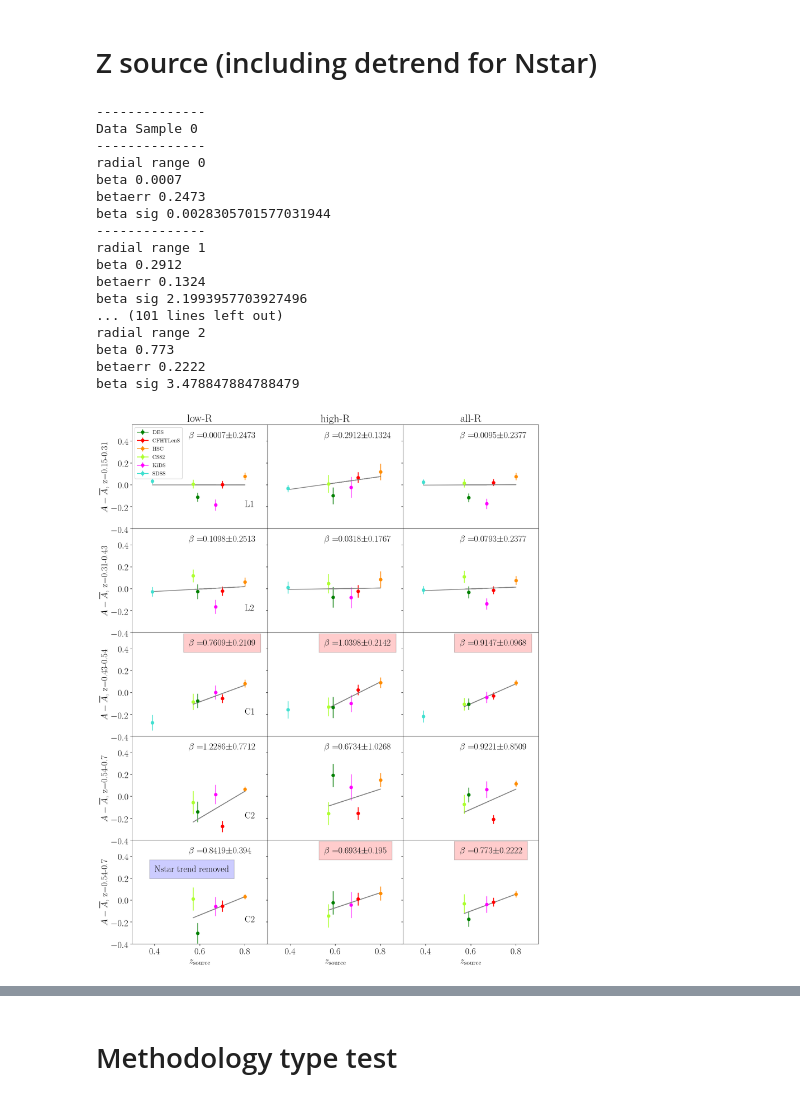
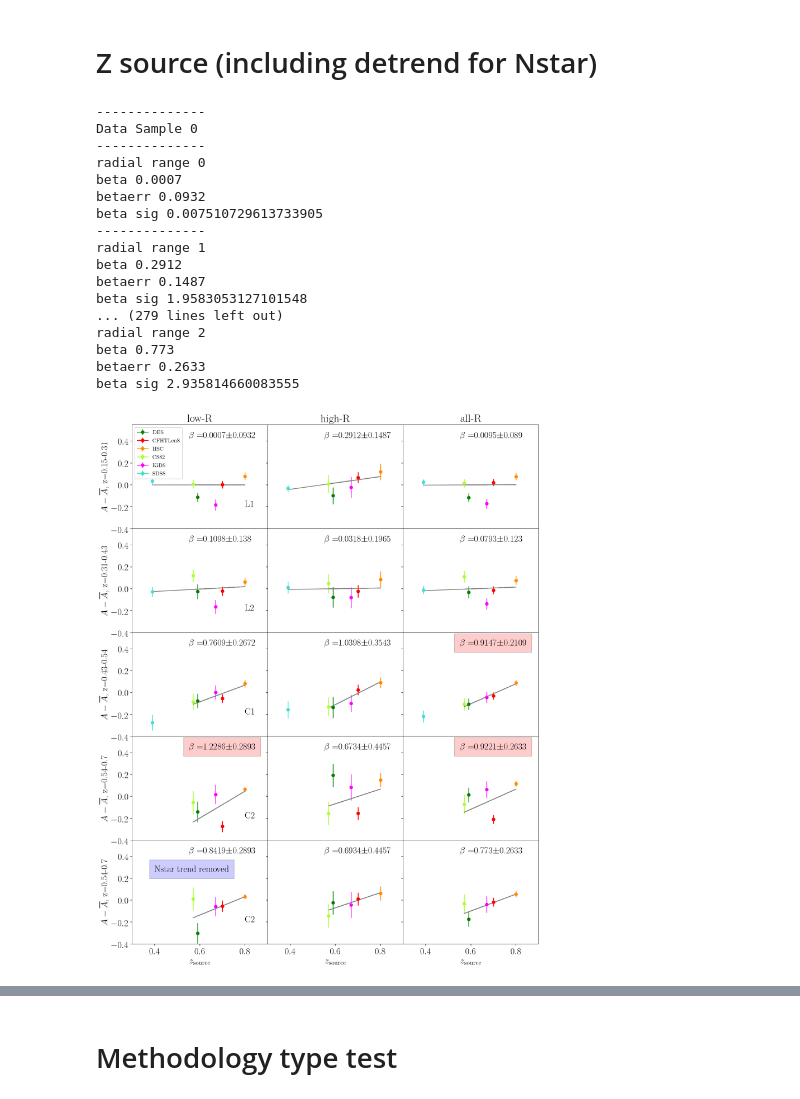
Before and after one commit to alexieleauthaud/lensingwithoutborders, a Jupyter notebook: MainLWBplots.ipynb, the cells around one changed output, grey strips where cells are left out. Cells and saved outputs as stored; diff of their text form; code cells hidden in the pictures.

```diff
--- a/MainLWBplots.ipynb
+++ b/MainLWBplots.ipynb
@@ -288,7 +299,8 @@ for r in range(0,4):       # One row is one data sample
             thisseterr=[allamp_errs[c,0],allamp_errs[c,2],allamp_errs[c,3],allamp_errs[c,4]]
             x=[Cstar[0],Cstar[2],Cstar[3],Cstar[4]]
 
-            popt, pcov = optimize.curve_fit(linfunc,x , thisset-meanamp, sigma=thisseterr)
+            # Important to use absolute_sigma=True here, default is False
+            popt, pcov = optimize.curve_fit(linfunc,x , thisset-meanamp, sigma=thisseterr,absolute_sigma=True)
             perr = np.sqrt(np.diag(pcov))
 
             p = np.poly1d(popt)
@@ -305,7 +317,7 @@ for r in range(0,4):       # One row is one data sample
             thisseterr=[allamp_errs[c,1],allamp_errs[c,2],allamp_errs[c,3],allamp_errs[c,4]]
             x=[Cstar[1],Cstar[2],Cstar[3],Cstar[4]]
 
-            popt, pcov = optimize.curve_fit(linfunc,x , thisset-meanamp, sigma=thisseterr)
+            popt, pcov = optimize.curve_fit(linfunc,x , thisset-meanamp, sigma=thisseterr,absolute_sigma=True)
             perr = np.sqrt(np.diag(pcov))
 
             p = np.poly1d(popt)
@@ -322,12 +334,12 @@ for r in range(0,4):       # One row is one data sample
         # Now do the fitting and find beta
         # No SDSS for CMASS
         if(r > 1):
-            popt, pcov = optimize.curve_fit(linfunc, Cstar[:5] , data-meanamp, sigma=errs)
+            popt, pcov = optimize.curve_fit(linfunc, Cstar[:5] , data-meanamp, sigma=errs,absolute_sigma=True)
             perr = np.sqrt(np.diag(pcov))
             p = np.poly1d(popt)
             ax.plot(Cstar[:5],p(Cstar[:5]),'gray')
         else:
-            popt, pcov = optimize.curve_fit(linfunc, Cstar , data-meanamp, sigma=errs)
+            popt, pcov = optimize.curve_fit(linfunc, Cstar , data-meanamp, sigma=errs,absolute_sigma=True)
             perr = np.sqrt(np.diag(pcov))
             p = np.poly1d(popt)
             ax.plot(Cstar,p(Cstar),'gray')
@@ -491,7 +504,7 @@ for r in range(3,4):       # One row is one data sample
             # Although not critical
             # !!!!!!!!!!!!!!
 
-            popt, pcov = optimize.curve_fit(linfunc, x , y-meanamp, sigma=yerr)
+            popt, pcov = optimize.curve_fit(linfunc, x , y-meanamp, sigma=yerr,absolute_sigma=True)
             perr = np.sqrt(np.diag(pcov))
             p = np.poly1d(popt)
             ax.plot(x,p(x),'black')
@@ -663,12 +687,12 @@ for r in range(0,4):       # One row is one data sample
         # Now do the fitting and find beta
         # No SDSS for CMASS
         if(r > 1):
-            popt, pcov = optimize.curve_fit(linfunc, Csee[:5] , data-meanamp, sigma=errs)
+            popt, pcov = optimize.curve_fit(linfunc, Csee[:5] , data-meanamp, sigma=errs,absolute_sigma=True)
             perr = np.sqrt(np.diag(pcov))
             p = np.poly1d(popt)
             ax.plot(Csee[:5],p(Csee[:5]),'gray')
         else:
-            popt, pcov = optimize.curve_fit(linfunc, Csee , data-meanamp, sigma=errs)
+            popt, pcov = optimize.curve_fit(linfunc, Csee , data-meanamp, sigma=errs,absolute_sigma=True)
             perr = np.sqrt(np.diag(pcov))
             p = np.poly1d(popt)
             ax.plot(Csee,p(Csee),'gray')
@@ -798,16 +823,19 @@ for r in range(0,4):       # One row is one data sample
             sdssamperr = np.loadtxt("SDSS_CMASS_0.43_0.54_amplitudes_errs.txt")
             ax.errorbar(zsource[5],sdssamp[c]-meanamp,yerr=sdssamperr[c],color="turquoise",label="SDSS",marker='o')
 
-        # Test removing the edges for the C1 bin
-        if(r==2):
-            print("   ---- C1 Samples -----")
-            print("   ---- Removing low edge - CS82 - C1 bin -----")
+        # Test removing the edges for the C1 and C2 bin
+        if(r>=2):
+            if(r==2):
+                print("   ---- C1 Samples -----")
+            if(r==3):
+                print("   ---- C2 Samples -----")
+            print("   ---- Removing low edge - CS82 -----")
             # DES, CFHT, HSC,CS82,KiDS,SDSS
             thisset=[allamp[c,0],allamp[c,1],allamp[c,2],allamp[c,4]]
             thisseterr=[allamp_errs[c,0],allamp_errs[c,1],allamp_errs[c,2],allamp_errs[c,4]]
             x=[zsource[0],zsource[1],zsource[2],zsource[4]]
 
-            popt, pcov = optimize.curve_fit(linfunc,x , thisset-meanamp, sigma=thisseterr)
+            popt, pcov = optimize.curve_fit(linfunc,x , thisset-meanamp, sigma=thisseterr,absolute_sigma=True)
             perr = np.sqrt(np.diag(pcov))
 
             p = np.poly1d(popt)
@@ -819,12 +847,12 @@ for r in range(0,4):       # One row is one data sample
             betasig = np.abs(beta/betaerr)
             print("   beta sig",betasig)
 
-            print("   ---- Removing high edge HSC - C1 bin -----")
+            print("   ---- Removing high edge HSC  -----")
             thisset=[allamp[c,0],allamp[c,1],allamp[c,3],allamp[c,4]]
             thisseterr=[allamp_errs[c,0],allamp_errs[c,1],allamp_errs[c,3],allamp_errs[c,4]]
             x=[zsource[0],zsource[1],zsource[3],zsource[4]]
 
-            popt, pcov = optimize.curve_fit(linfunc,x , thisset-meanamp, sigma=thisseterr)
+            popt, pcov = optimize.curve_fit(linfunc,x , thisset-meanamp, sigma=thisseterr,absolute_sigma=True)
             perr = np.sqrt(np.diag(pcov))
 
             p = np.poly1d(popt)
@@ -841,12 +869,12 @@ for r in range(0,4):       # One row is one data sample
         # Now do the fitting and find beta
         # No SDSS for CMASS
         if(r > 1):
-            popt, pcov = optimize.curve_fit(linfunc, zsource[:5] , data-meanamp, sigma=errs)
+            popt, pcov = optimize.curve_fit(linfunc, zsource[:5] , data-meanamp, sigma=errs,absolute_sigma=True)
             perr = np.sqrt(np.diag(pcov))
             p = np.poly1d(popt)
             ax.plot(zsource[:5],p(zsource[:5]),'gray')
         else:
-            popt, pcov = optimize.curve_fit(linfunc, zsource , data-meanamp, sigma=errs)
+            popt, pcov = optimize.curve_fit(linfunc, zsource , data-meanamp, sigma=errs,absolute_sigma=True)
             perr = np.sqrt(np.diag(pcov))
             p = np.poly1d(popt)
             ax.plot(zsource,p(zsource),'gray')
@@ -945,7 +973,7 @@ for r in range(4,5):       # One row is one data sample
 
         # Now do the fitting and find beta
         # No SDSS for CMASS
-        popt, pcov = optimize.curve_fit(linfunc, zsource[:5] , data-meanamp, sigma=errs)
+        popt, pcov = optimize.curve_fit(linfunc, zsource[:5] , data-meanamp, sigma=errs,absolute_sigma=True)
         perr = np.sqrt(np.diag(pcov))
         p = np.poly1d(popt)
         ax.plot(zsource[:5],p(zsource[:5]),'gray')
@@ -972,38 +1000,38 @@ for r in range(4,5):       # One row is one data sample
             #ax.text(0.4, 0.3, 'Nstar trend removed', fontsize=18,fontweight='bold')
 
             ax.text(0.4, 0.26, 'Nstar trend removed', style='italic',
                     bbox={'facecolor': 'blue', 'alpha': 0.2, 'pad': 10})
 
         ax.set_xlabel(r'$z_{\rm source}$')
 
         if(c>0):
             ax.set_yticklabels([])
 
         ax.set_xlim(0.3,0.9)
         ax.set_ylim(-0.4,0.55)
 
 plt.subplots_adjust(left=0.3/10., right=1-0.3/10.0, bottom=0.5/5.0, top=1-0.5/5.0)
 plt.subplots_adjust(wspace=0.0,hspace=0.0)
 filename="./Figures/amps_zsource_detrended.pdf"
 plt.savefig(filename, bbox_inches='tight')
 plt.show()
 plt.close()
 # %% [output]
 --------------
 Data Sample 0
 --------------
 radial range 0
 beta 0.0007
-betaerr 0.2473
-beta sig 0.0028305701577031944
+betaerr 0.0932
+beta sig 0.007510729613733905
 --------------
 radial range 1
 beta 0.2912
-betaerr 0.1324
-beta sig 2.1993957703927496
-... (101 lines left out)
+betaerr 0.1487
+beta sig 1.9583053127101548
+... (279 lines left out)
 radial range 2
 beta 0.773
-betaerr 0.2222
-beta sig 3.478847884788479
+betaerr 0.2633
+beta sig 2.935814660083555
-[figure, old version]
+[figure, new version]
```
Also changed, not shown: parts of 16 cells of this notebook, 12 other files.
